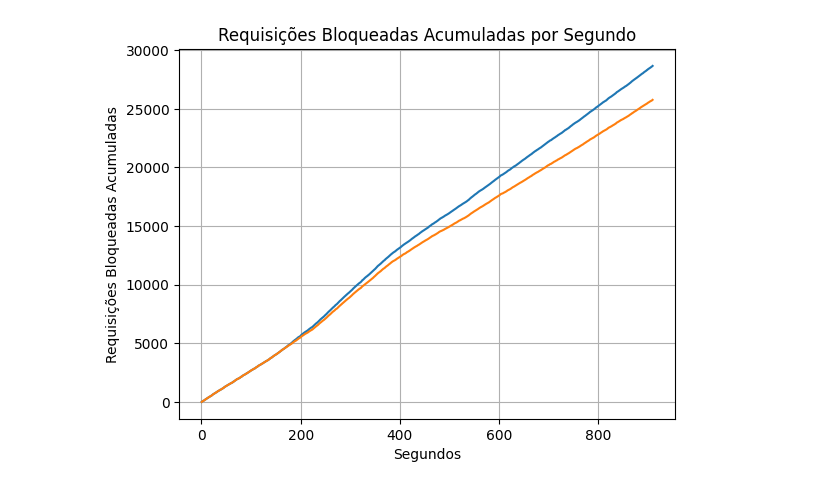
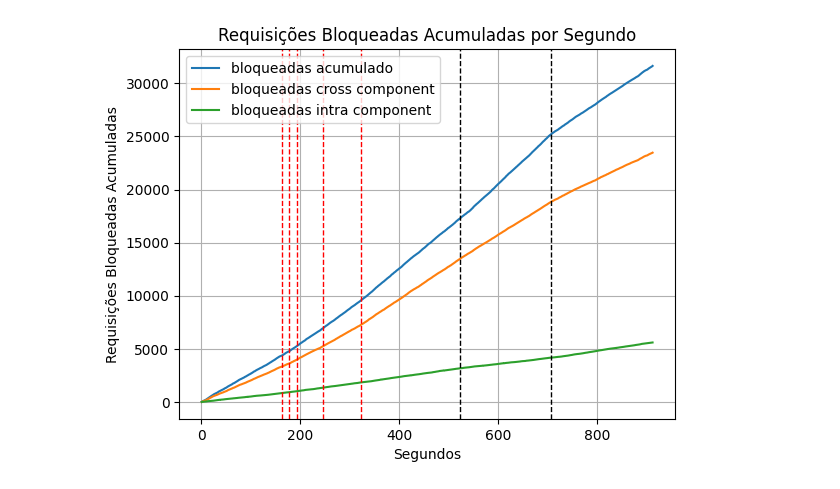
Before and after one commit to Claudiof5/simulador-EON-pre-Desastre, a Jupyter notebook: simulador/simulador/comparar duas simulações entre sí.ipynb, the cells around one changed output. Cells and saved outputs as stored; diff of their text form; code cells hidden in the pictures.

```diff
--- a/simulador/simulador/comparar duas simulações entre sí.ipynb
+++ b/simulador/simulador/comparar duas simulações entre sí.ipynb
@@ -55,21 +113,56 @@ with open('cenario/cenarios/cenario2.pkl', 'rb') as file:
     cenario2:Cenario = pickle.load(file)
 
 dataframe2: pd.DataFrame = pd.read_csv("_out/resultados/df_cenario2.csv")
-# %%
-
-df_bloqueadas1 = dataframe1[dataframe1["bloqueada"] == True]
-df_acumulado_por_segundo1 = df_bloqueadas1.groupby('tempo_criacao').size().cumsum()
-
-df_bloqueadas2 = dataframe2[dataframe2["bloqueada"] == True]
-df_acumulado_por_segundo2 = df_bloqueadas2.groupby('tempo_criacao').size().cumsum()
-
-plt.plot(df_acumulado_por_segundo1.index, df_acumulado_por_segundo1.values, label=str(cenario1.lista_de_ISPs[0].roteamento_desastre))
-plt.plot(df_acumulado_por_segundo2.index, df_acumulado_por_segundo2.values, label=str(cenario2.lista_de_ISPs[0].roteamento_desastre))
-
-plt.xlabel('Segundos')
-plt.ylabel('Requisições Bloqueadas Acumuladas')
-plt.title('Requisições Bloqueadas Acumuladas por Segundo')
-plt.grid(True)
-plt.show()
-# %% [output]
-[figure, removed]
+# %%
+#plota grafico de bloqueadas acumuladas
+df_bloqueadas1 = dataframe1[dataframe1["bloqueada"] == True]
+df_acumulado_por_segundo1 = df_bloqueadas1.groupby('tempo_criacao').size().cumsum()
+plt.plot(df_acumulado_por_segundo1.index, df_acumulado_por_segundo1.values, label=f"bloqueadas acumulado")
+
+#plota grafico de bloqueadas cross componentes acumulada
+componente1 = [i for i in range(1, 9)]
+componente2 = [i for i in range(10, 25)]
+
+filtered_dataframe = dataframe1[
+    ((dataframe1['src'].isin(componente1)) & (dataframe1["dst"].isin(componente2))) |
+    ((dataframe1['src'].isin(componente2)) & (dataframe1["dst"].isin(componente1)))
+]
+
+filtered_dataframe_bloqueadas = filtered_dataframe[filtered_dataframe["bloqueada"] == True]
+df_acumulado_por_segundo2 = filtered_dataframe_bloqueadas.groupby('tempo_criacao').size().cumsum()
+plt.plot(df_acumulado_por_segundo2.index, df_acumulado_por_segundo2.values, label=f"bloqueadas cross component")
+
+#plota grafico de bloqueadas intra componentes acumulada
+filtered_dataframe = dataframe1[
+    ((dataframe1['src'].isin(componente1)) & (dataframe1["dst"].isin(componente1))) |
+    ((dataframe1['src'].isin(componente2)) & (dataframe1["dst"].isin(componente2)))
+]
+
+filtered_dataframe_bloqueadas = filtered_dataframe[filtered_dataframe["bloqueada"] == True]
+df_acumulado_por_segundo2 = filtered_dataframe_bloqueadas.groupby('tempo_criacao').size().cumsum()
+plt.plot(df_acumulado_por_segundo2.index, df_acumulado_por_segundo2.values, label=f"bloqueadas intra component")
+
+
+#plota linhas verticais de inicio de migração
+tempos_de_inicio_migracao_ISP = [ (isp.datacenter.tempo_de_reacao, isp.id) for isp in cenario1.lista_de_ISPs]
+
+for x in tempos_de_inicio_migracao_ISP:
+    plt.axvline(x=x[0], color='red', linestyle='--', linewidth=1)
+
+#plota inicio e fim do desastre
+inicio_desastre = cenario1.desastre.start
+fim_desastre = cenario1.desastre.start + cenario1.desastre.duration
+
+plt.axvline(x=inicio_desastre, color='black', linestyle='--', linewidth=1)
+plt.axvline(x=fim_desastre, color='black', linestyle='--', linewidth=1)
+
+
+plt.xlabel('Segundos')
+plt.ylabel('Requisições Bloqueadas Acumuladas')
+plt.title('Requisições Bloqueadas Acumuladas por Segundo')
+
+plt.legend(loc = 'upper left')
+plt.grid(True)
+plt.show()
+# %% [output]
+[figure, added]
```
Also changed, not shown: parts of 25 cells of this notebook, 14 other files.
